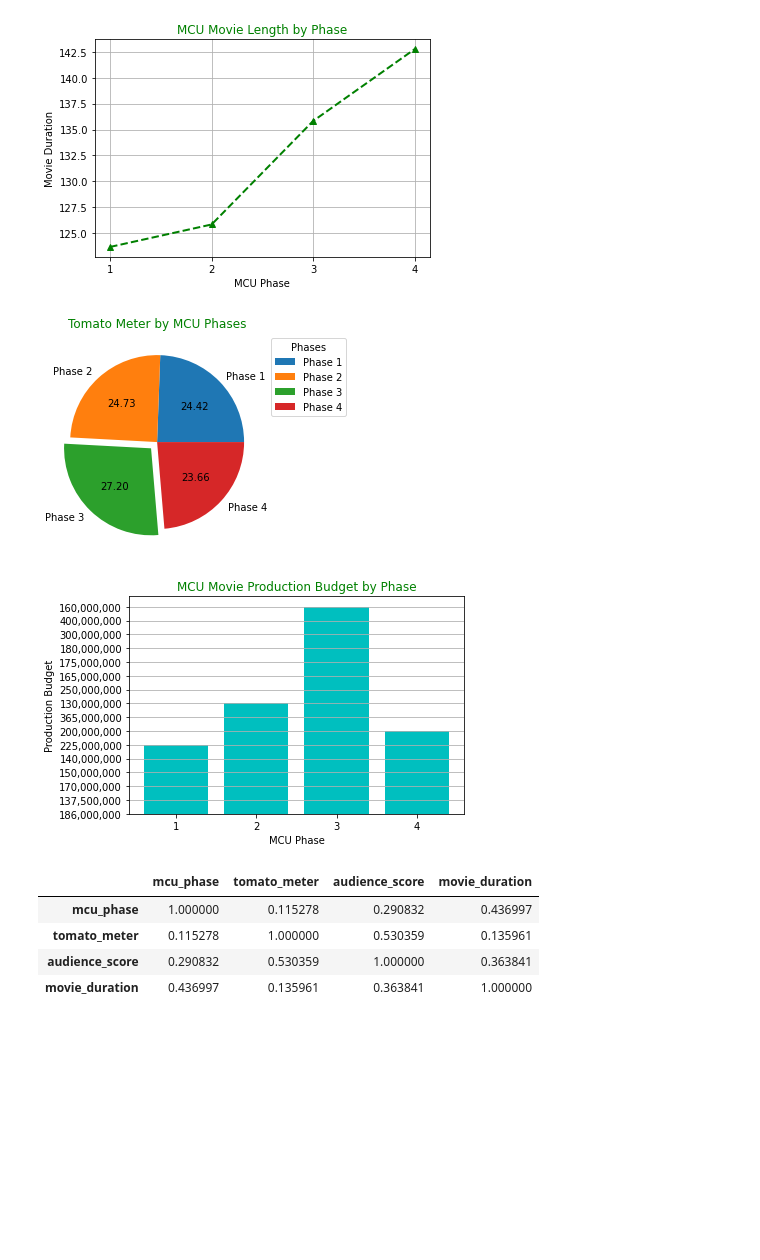
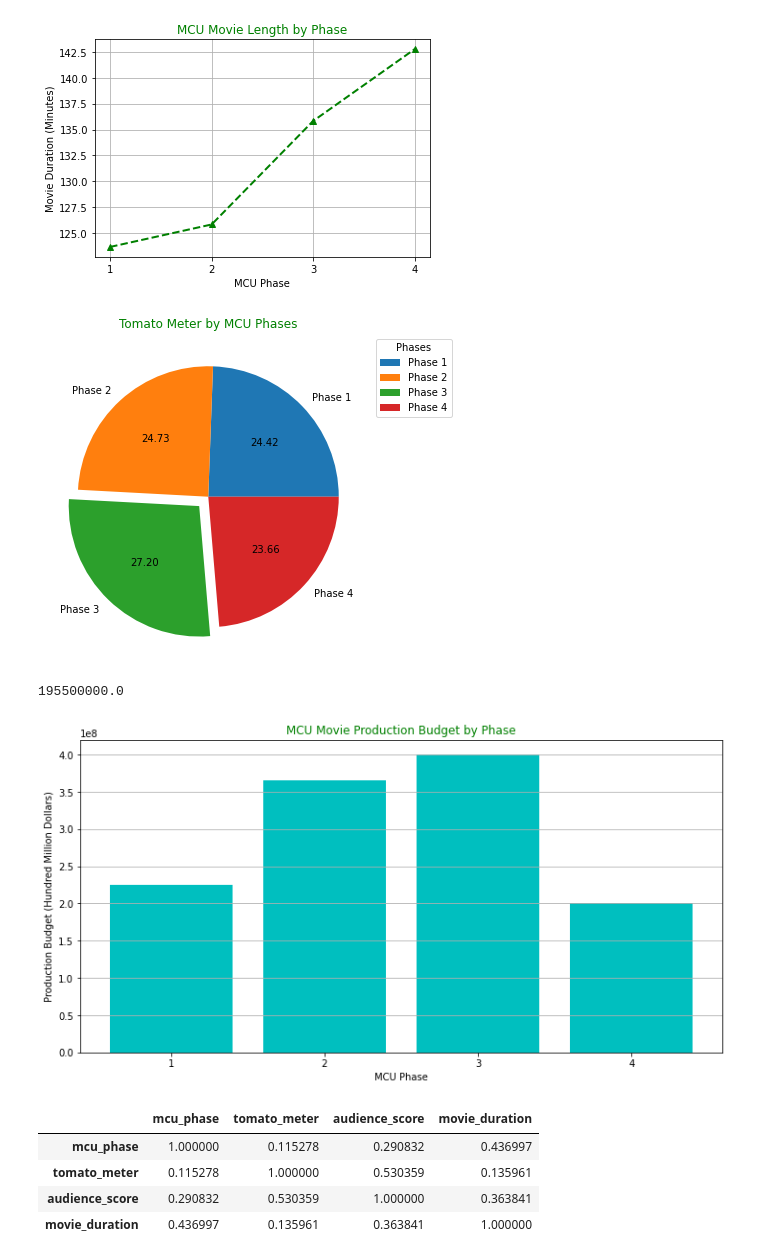
Before and after one commit to teeloren/mcu_data, a Jupyter notebook: mcu.ipynb, the cells around one changed output. Saved outputs shown, nothing was run; the diff lists cells and outputs as text; code cells hidden in the pictures; blank space fills up the shorter version.

Commit message:
images_6

```diff
--- a/mcu.ipynb
+++ b/mcu.ipynb
@@ -55,38 +55,43 @@ phase = data.groupby(['mcu_phase']).mean()
 plt.plot(phase['movie_duration'], '^--', c='g', lw=2)
 plt.xticks(np.arange(1, 5, step=1))
 plt.xlabel('MCU Phase')
-plt.ylabel('Movie Duration')
+plt.ylabel('Movie Duration (Minutes)')
 plt.title('MCU Movie Length by Phase', c='g')
 plt.grid(True)
 plt.savefig('mcu_line.jpg')
 plt.show()
 # %% [output]
-[figure, old version]
+[figure, new version]
 # %%
 labels=['Phase 1','Phase 2','Phase 3','Phase 4']
 explode=[0,0,.1,0]
 phase = data.groupby(['mcu_phase']).mean()
-# plt.figure(figsize=(12,6))
+plt.figure(figsize=(12,6))
 plt.pie(phase['tomato_meter'], labels=labels, autopct='%.2f', explode=explode)
 plt.title('Tomato Meter by MCU Phases', c='g')
 plt.grid(True)
 plt.legend(title='Phases',labels=labels, bbox_to_anchor=[1, 1])
 plt.savefig('mcu_pie.png')
 plt.show()
 # %% [output]
-[figure, old version]
+[figure, new version]
+# %%
+data['production_budget'].mean()
+195,500,000.0
+# %% [output]
+195500000.0
 # %%
-# plt.figure(figsize=(12,6))
+plt.figure(figsize=(12,6))
 plt.bar(data['mcu_phase'], data['production_budget'], color='c')
 plt.xticks(np.arange(1, 5, step=1))
 plt.xlabel('MCU Phase')
-plt.ylabel('Production Budget')
+plt.ylabel('Production Budget (Hundred Million Dollars)')
 plt.title('MCU Movie Production Budget by Phase', c='g')
 plt.grid(axis='y')
 plt.savefig('mcu_bar.jpg')
 plt.show()
 # %% [output]
-[figure, old version]
+[figure, new version]
 # %%
 data.corr()
 # %% [output]
```
Also changed, not shown: parts of 2 cells of this notebook, 4 other files.
